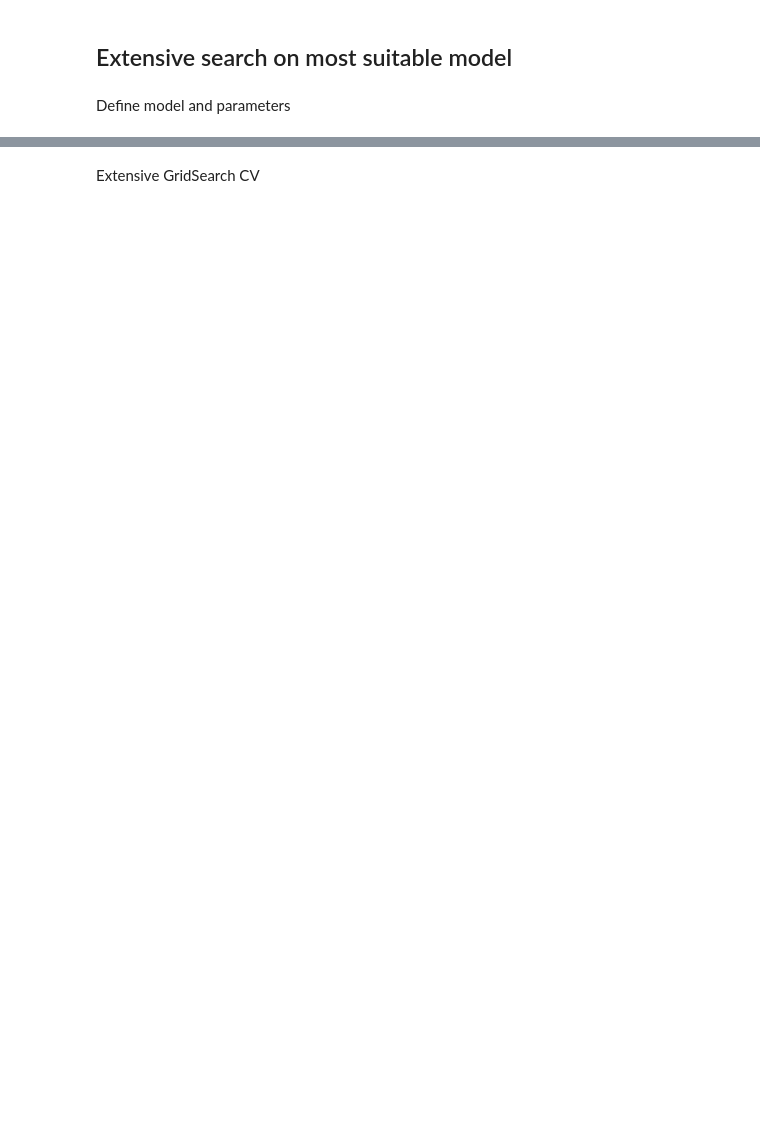
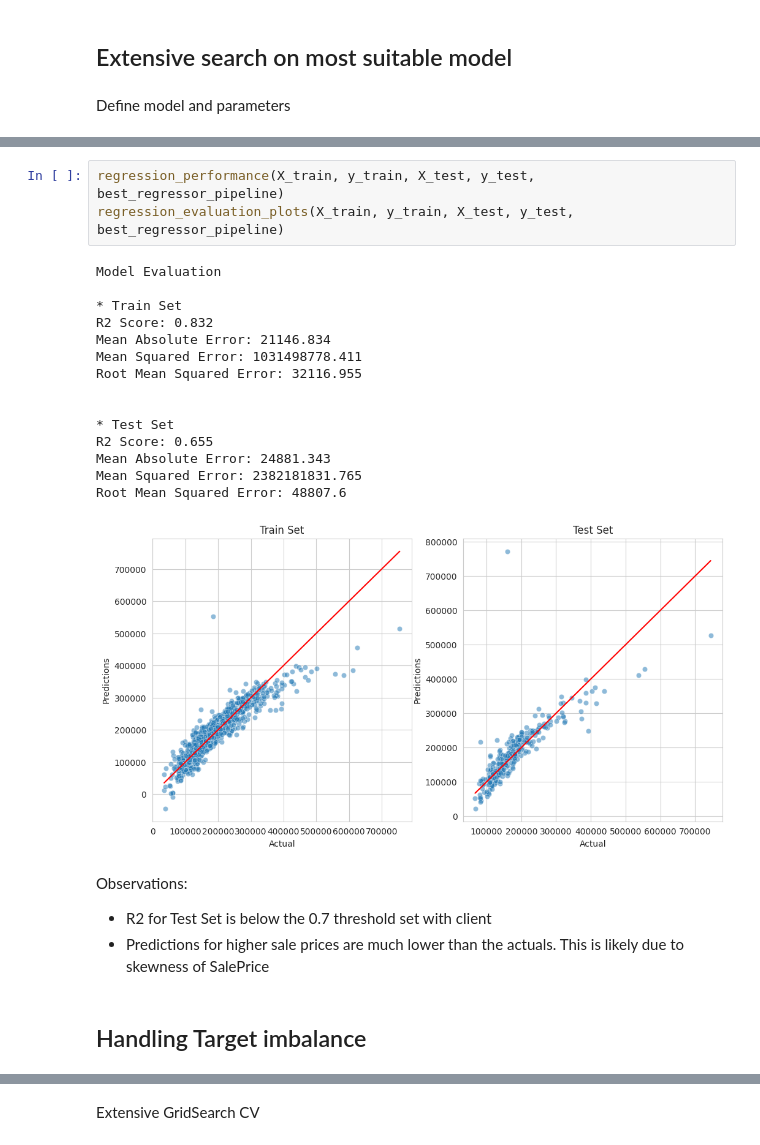
Before and after one commit to emilywade/heritage-housing, a Jupyter notebook: jupyter_notebooks/05ModellingEvaluation.ipynb, the cells around one changed output, grey strips where cells are left out. Cells and saved outputs as stored; diff of their text form; blank space fills up the shorter version.

```diff
--- a/jupyter_notebooks/05ModellingEvaluation.ipynb
+++ b/jupyter_notebooks/05ModellingEvaluation.ipynb
@@ -315,0 +465,25 @@ Define model and parameters
+# %%
+regression_performance(X_train, y_train, X_test, y_test, best_regressor_pipeline)
+regression_evaluation_plots(X_train, y_train, X_test, y_test, best_regressor_pipeline)
+# %% [output]
+Model Evaluation
+
+* Train Set
+R2 Score: 0.832
+Mean Absolute Error: 21146.834
+Mean Squared Error: 1031498778.411
+Root Mean Squared Error: 32116.955
+
+
+* Test Set
+R2 Score: 0.655
+Mean Absolute Error: 24881.343
+Mean Squared Error: 2382181831.765
+Root Mean Squared Error: 48807.6
+[figure, added]
+# %% [markdown]
+Observations:
+- R2 for Test Set is below the 0.7 threshold set with client
+- Predictions for higher sale prices are much lower than the actuals. This is likely due to skewness of SalePrice
+# %% [markdown]
+## Handling Target imbalance
```
Also changed, not shown: parts of 60 cells of this notebook.
